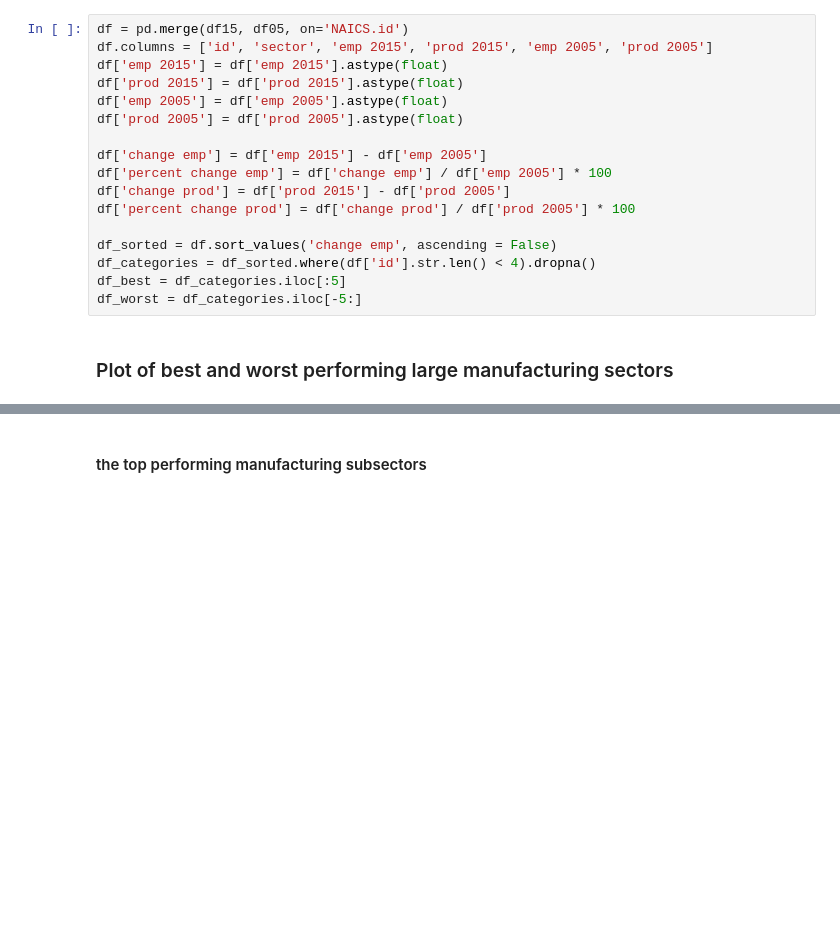
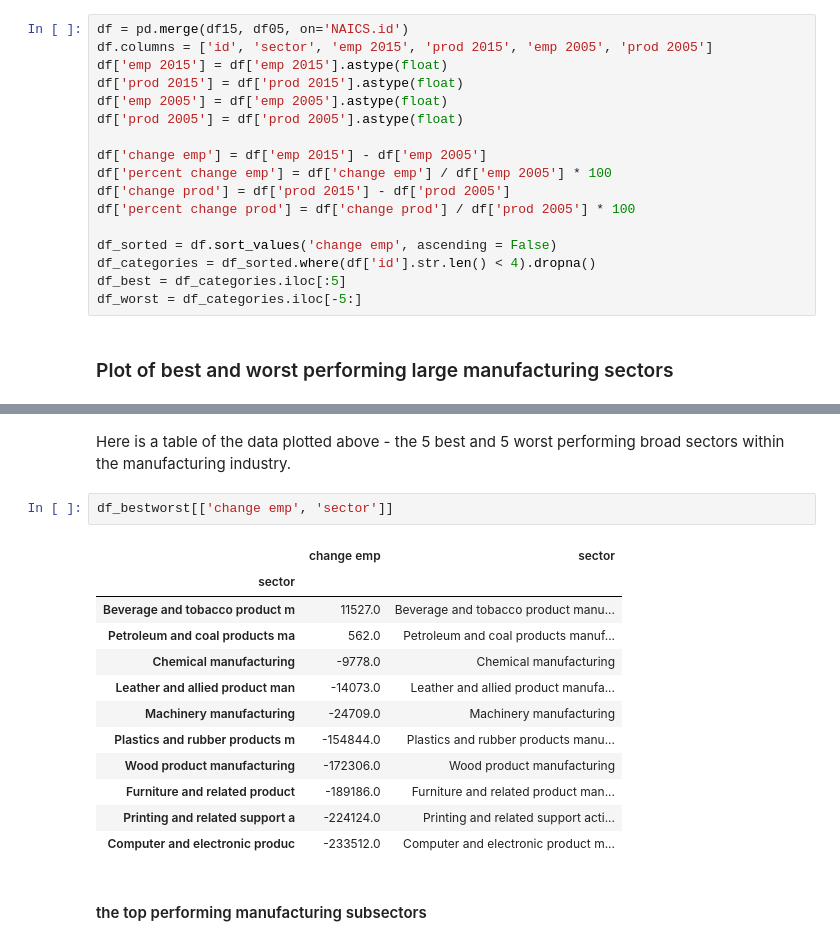
Before and after one commit to dandtaylor/ASM-analysis, a Jupyter notebook: manufactential.ipynb, the cells around one changed output, grey strips where cells are left out. Drawn from its saved outputs; the diff is of its cells as text; blank space fills up the shorter version.

```diff
--- a/manufactential.ipynb
+++ b/manufactential.ipynb
@@ -59,3 +59,20 @@ plt.tight_layout()
+# %% [markdown]
+Here is a table of the data plotted above - the 5 best and 5 worst performing broad sectors within the manufacturing industry.
+# %%
+df_bestworst[['change emp', 'sector']]
+# %% [output]
+|  | change emp | sector |
+| sector |  |  |
+| Beverage and tobacco product m | 11527.0 | Beverage and tobacco product manu... |
+| Petroleum and coal products ma | 562.0 | Petroleum and coal products manuf... |
+| Chemical manufacturing | -9778.0 | Chemical manufacturing |
+| Leather and allied product man | -14073.0 | Leather and allied product manufa... |
+| Machinery manufacturing | -24709.0 | Machinery manufacturing |
+| Plastics and rubber products m | -154844.0 | Plastics and rubber products manu... |
+| Wood product manufacturing | -172306.0 | Wood product manufacturing |
+| Furniture and related product | -189186.0 | Furniture and related product man... |
+| Printing and related support a | -224124.0 | Printing and related support acti... |
+| Computer and electronic produc | -233512.0 | Computer and electronic product m... |
 # %% [markdown]
 #### the top performing manufacturing subsectors
 # %%
```
Also changed, not shown: parts of 7 cells of this notebook.
